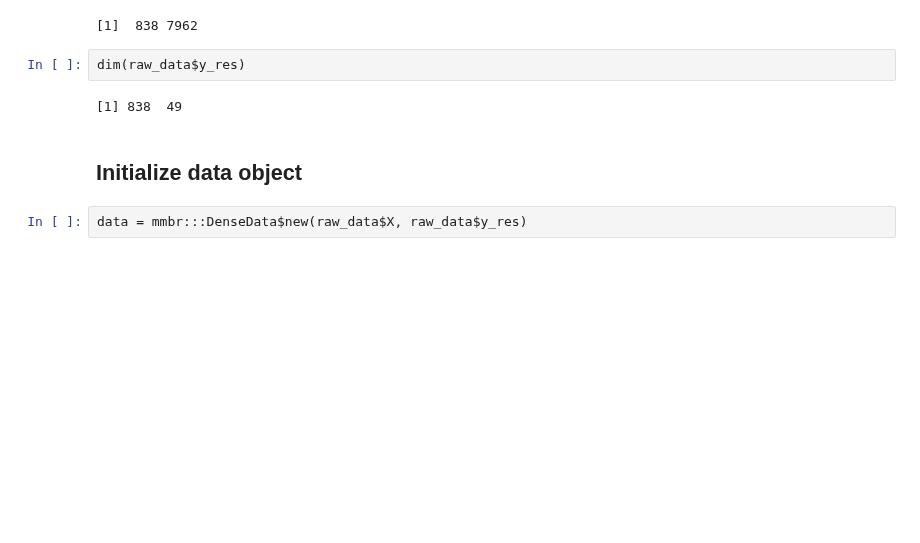
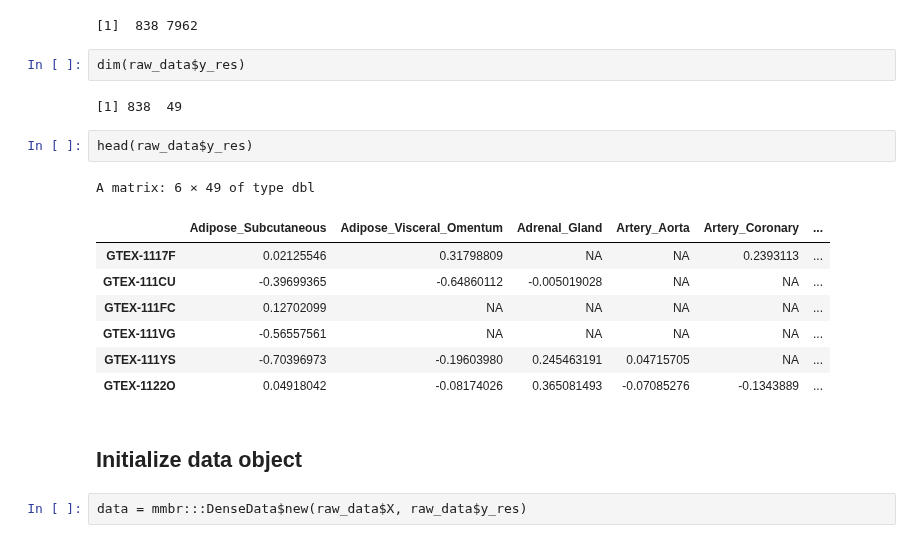
Before and after one commit to stephenslab/mvsusieR, a Jupyter notebook: inst/prototypes/missing_data_precomputed.ipynb, the cells around one changed output. Drawn from its saved outputs; the diff is of its cells as text; blank space fills up the shorter version.

Commit message:
Add a preview to data

```diff
--- a/inst/prototypes/missing_data_precomputed.ipynb
+++ b/inst/prototypes/missing_data_precomputed.ipynb
@@ -20,6 +20,17 @@ dim(raw_data$X)
 dim(raw_data$y_res)
 # %% [output]
 [1] 838  49
+# %%
+head(raw_data$y_res)
+# %% [output]
+A matrix: 6 × 49 of type dbl
+|  | Adipose_Subcutaneous | Adipose_Visceral_Omentum | Adrenal_Gland | Artery_Aorta | Artery_Coronary | ... |
+| GTEX-1117F | 0.02125546 | 0.31798809 | NA | NA | 0.2393113 | ... |
+| GTEX-111CU | -0.39699365 | -0.64860112 | -0.005019028 | NA | NA | ... |
+| GTEX-111FC | 0.12702099 | NA | NA | NA | NA | ... |
+| GTEX-111VG | -0.56557561 | NA | NA | NA | NA | ... |
+| GTEX-111YS | -0.70396973 | -0.19603980 | 0.245463191 | 0.04715705 | NA | ... |
+| GTEX-1122O | 0.04918042 | -0.08174026 | 0.365081493 | -0.07085276 | -0.1343889 | ... |
 # %% [markdown]
 ## Initialize data object
 # %%
```
Also changed, not shown: parts of 1 cell of this notebook, 1 other file.
